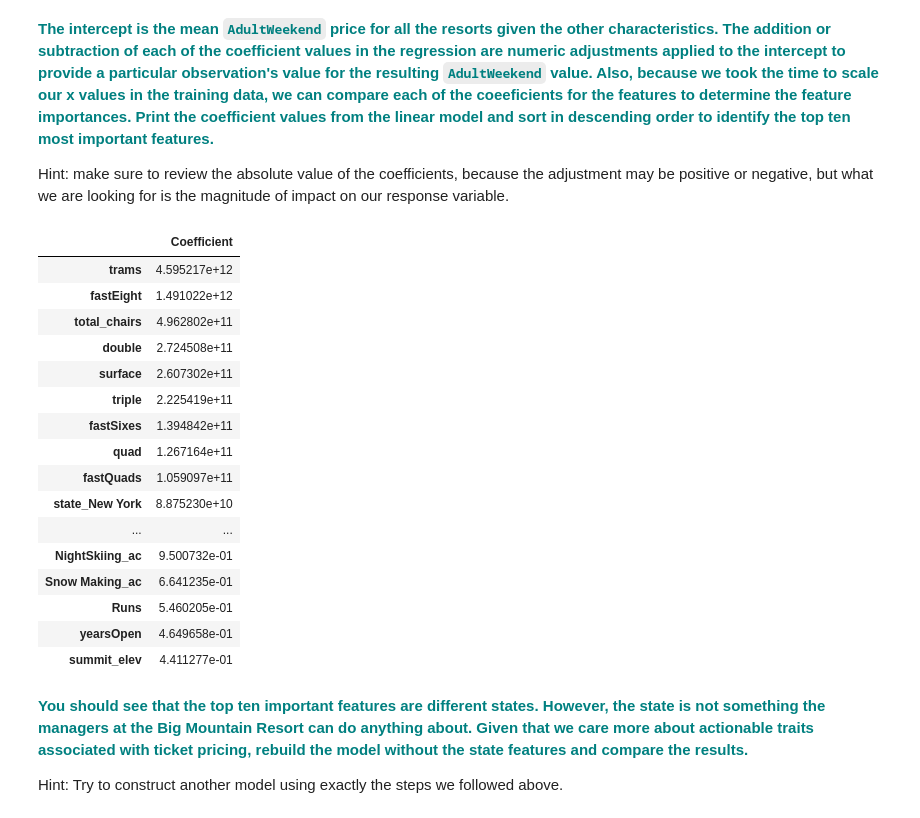
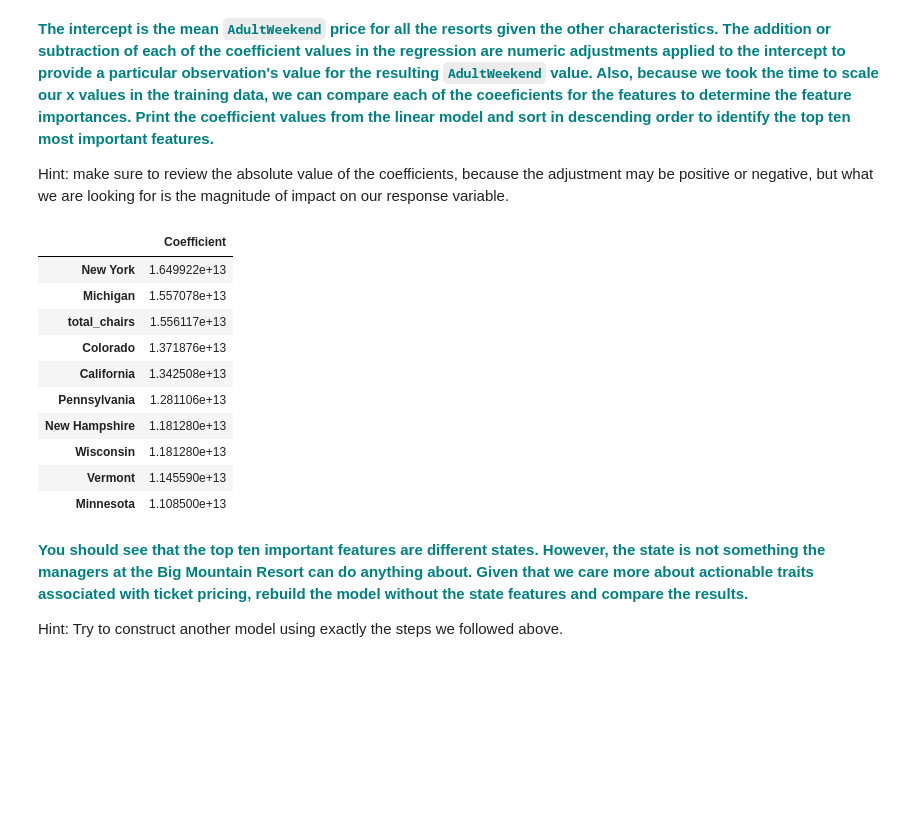
Before and after one commit to Adamya11/Data-Science-SB, a Jupyter notebook: Guided capstone/ModelingDoubts.ipynb, the cells around one changed output. Cells and saved outputs as stored; diff of their text form; code cells hidden in the pictures; blank space fills up the shorter version.

Commit message:
Modeling again

```diff
--- a/Guided capstone/ModelingDoubts.ipynb
+++ b/Guided capstone/ModelingDoubts.ipynb
@@ -51,4 +57,4 @@ os.listdir()
 # %%
-data = pd.read_csv('step3_output.csv',index_col=0)
+data = pd.read_csv('finally_output_step3.csv')
 data.head()
 # %% [output]
@@ -66,6 +92,7 @@ data.head()
 
 Hint: you can see an example of how to execute this in Aiden's article on preprocessing [here](https://medium.com/@aiden.dataminer/the-data-science-method-dsm-pre-processing-and-training-data-development-fd2d75182967).
 # %%
-data = pd.concat([data.drop(data[['state']],axis=1) ,pd.get_dummies(data[['state']])],axis=1)
+data = pd.concat([data, pd.get_dummies(data['state'])], axis=1).drop(['state'], axis =1)
+print(data.shape)
 data.head()
 # %% [output]
@@ -147,6 +181,7 @@ This is the fifth step in the Data Science Method. In the previous steps you cle
 #### Model 1
 # %%
 #all first model set
-from sklearn.linear_model import LinearRegression
+from sklearn import linear_model
 from sklearn.metrics import explained_variance_score,mean_absolute_error
-lm= LinearRegression().fit(X_train,Y_train)
+lm = linear_model.LinearRegression()
+model = lm.fit(X_train,Y_train)
@@ -209,25 +224,19 @@ Hint: make sure to review the absolute value of the coefficients, because the ad
 # %%
 # You might want to make a pandas DataFrame displaying the coefficients for each state like so:
 features = pd.DataFrame(abs(lm.coef_), X.columns, columns=['Coefficient'])
-features.sort_values(by=['Coefficient'],ascending=False)
+features.sort_values(by=['Coefficient'],ascending=False).head(10)
 # %% [output]
 |  | Coefficient |
-| trams | 4.595217e+12 |
-| fastEight | 1.491022e+12 |
-| total_chairs | 4.962802e+11 |
-| double | 2.724508e+11 |
-| surface | 2.607302e+11 |
-| triple | 2.225419e+11 |
-| fastSixes | 1.394842e+11 |
-| quad | 1.267164e+11 |
-| fastQuads | 1.059097e+11 |
-| state_New York | 8.875230e+10 |
-| ... | ... |
-| NightSkiing_ac | 9.500732e-01 |
-| Snow Making_ac | 6.641235e-01 |
-| Runs | 5.460205e-01 |
-| yearsOpen | 4.649658e-01 |
-| summit_elev | 4.411277e-01 |
+| New York | 1.649922e+13 |
+| Michigan | 1.557078e+13 |
+| total_chairs | 1.556117e+13 |
+| Colorado | 1.371876e+13 |
+| California | 1.342508e+13 |
+| Pennsylvania | 1.281106e+13 |
+| New Hampshire | 1.181280e+13 |
+| Wisconsin | 1.181280e+13 |
+| Vermont | 1.145590e+13 |
+| Minnesota | 1.108500e+13 |
 # %% [markdown]
 **<font color='teal'>You should see that the top ten important features are different states. However, the state is not something the managers at the Big Mountain Resort can do anything about. Given that we care more about actionable traits associated with ticket pricing, rebuild the model without the state features and compare the results. </font>**
 
```
Also changed, not shown: parts of 19 cells of this notebook.
